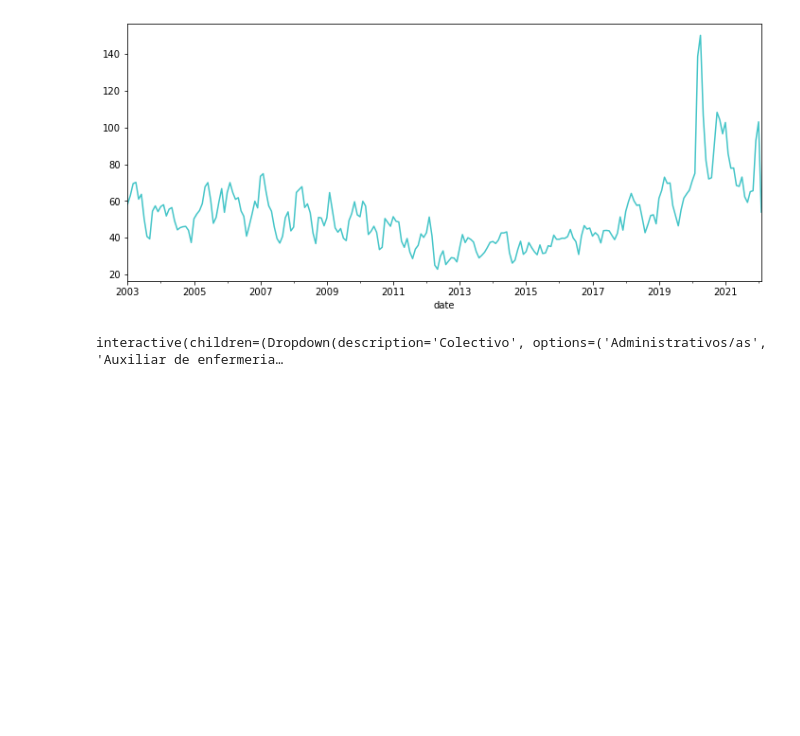
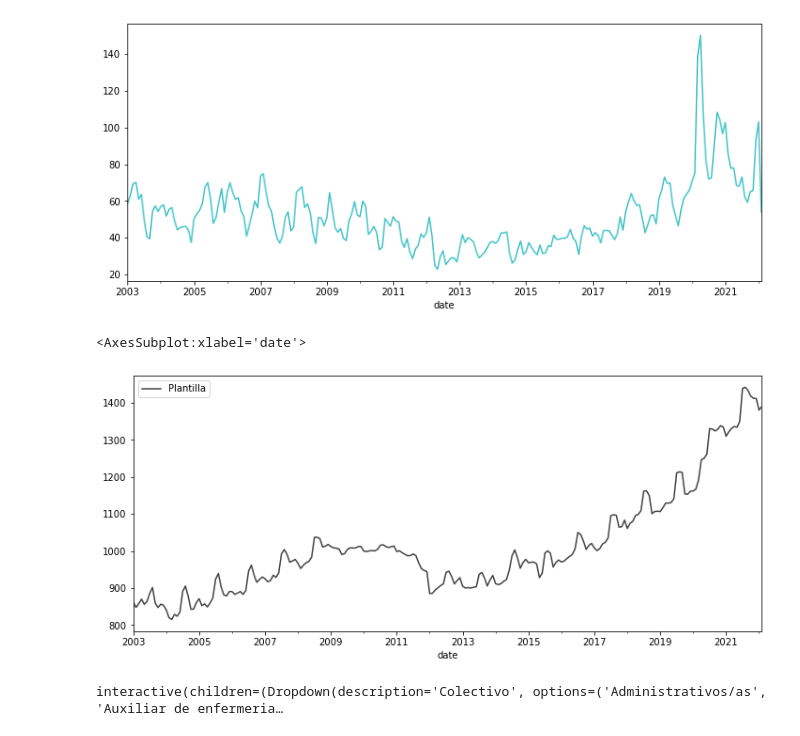
Before and after one commit to cmromero/PR-Final-Sick_leave_prediction, a Jupyter notebook: Proyecto_Final_EDA.ipynb, the cells around one changed output. Cells and saved outputs as stored; diff of their text form; code cells hidden in the pictures; blank space fills up the shorter version.

```diff
--- a/Proyecto_Final_EDA.ipynb
+++ b/Proyecto_Final_EDA.ipynb
@@ -161,6 +161,14 @@ df[df['COLECTIVO']=='Enfermeras/os'].plot(x='date',y='Plantilla_de_baja',kind =
 # %% [output]
 <AxesSubplot:xlabel='date'>
 [figure]
+# %%
+colors= cycler(color=['#434343'])
+plt.rcParams['axes.prop_cycle'] =colors
+plt.rcParams['figure.figsize']=(12,5)
+df[df['COLECTIVO']=='Enfermeras/os'].plot(x='date',y='Plantilla',kind = 'line')
+# %% [output]
+<AxesSubplot:xlabel='date'>
+[figure, added]
 # %%
 #Gráfico interactivo para comparar la evolución temporal de las diferentes variables
 @interact(Colectivo=df['COLECTIVO'].unique().tolist(),Variable_Y=['Plantilla_de_baja', 'Plantilla',
```
Also changed, not shown: parts of 9 cells of this notebook, 2 other files.
